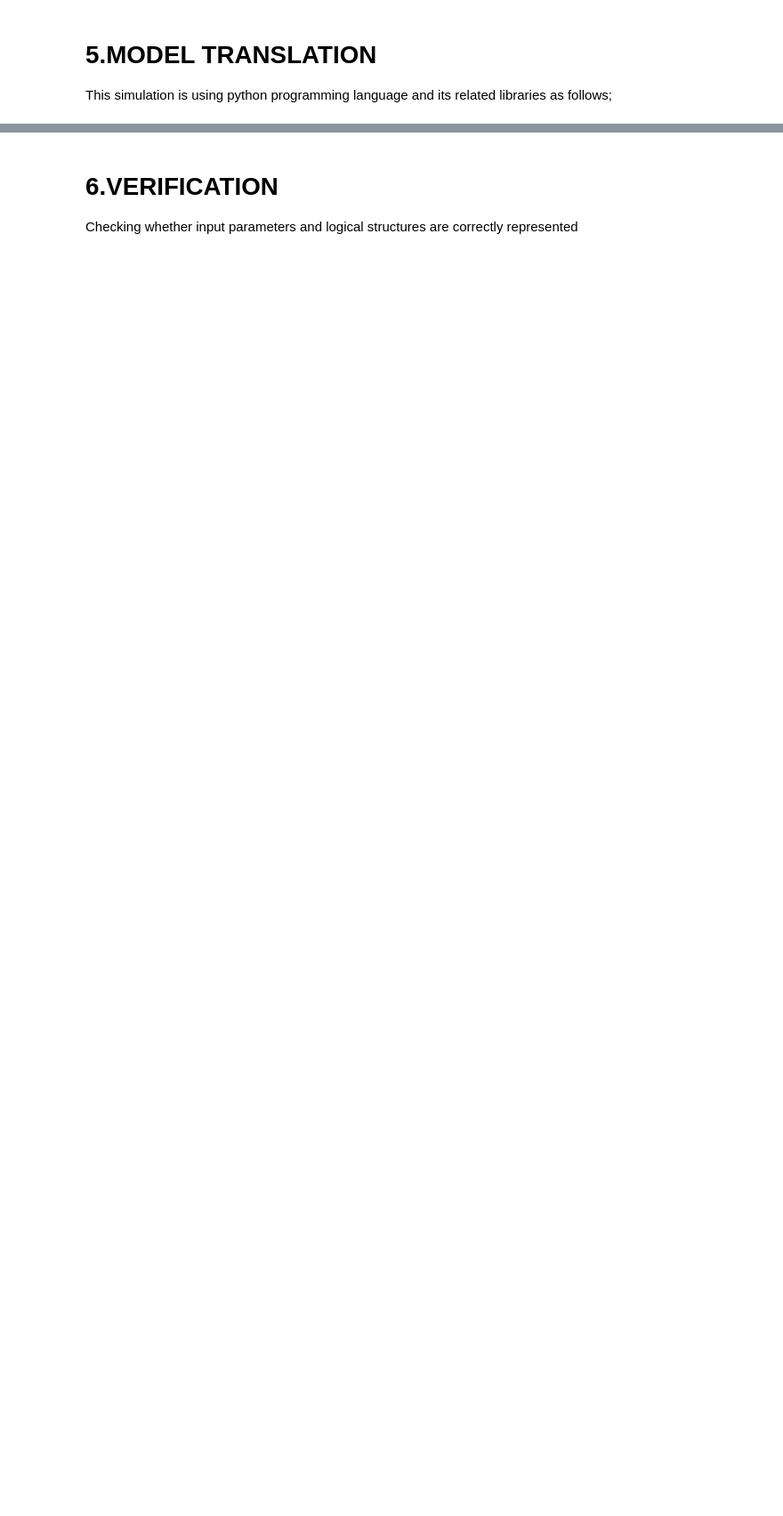
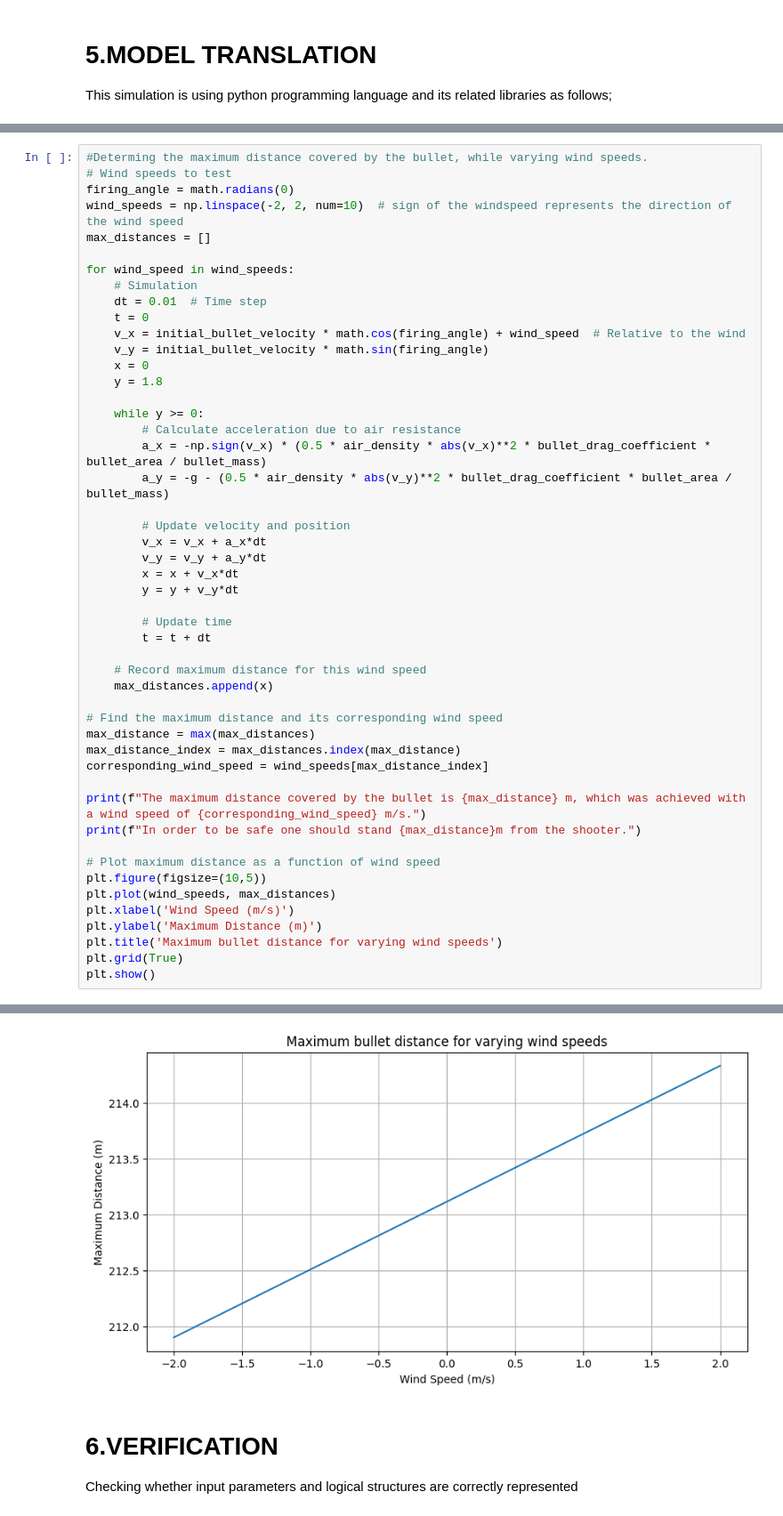
Before and after one commit to ceasarnjuguna/gun_firing_simulation, a Jupyter notebook: GunFiringSimulation.ipynb, the cells around one changed output, grey strips where cells are left out. Shown: that part at 89% size. Saved outputs shown, nothing was run; the diff lists cells and outputs as text; blank space fills up the shorter version.

```diff
--- a/GunFiringSimulation.ipynb
+++ b/GunFiringSimulation.ipynb
@@ -249,0 +378,50 @@ else:
+# %%
+#Determing the maximum distance covered by the bullet, while varying wind speeds.
+# Wind speeds to test
+firing_angle = math.radians(0)
+wind_speeds = np.linspace(-2, 2, num=10)  # sign of the windspeed represents the direction of the wind speed
+max_distances = []
+
+for wind_speed in wind_speeds:
+    # Simulation
+    dt = 0.01  # Time step
+    t = 0
+    v_x = initial_bullet_velocity * math.cos(firing_angle) + wind_speed  # Relative to the wind
+    v_y = initial_bullet_velocity * math.sin(firing_angle)
+    x = 0
+    y = 1.8
+
+    while y >= 0:
+        # Calculate acceleration due to air resistance
+        a_x = -np.sign(v_x) * (0.5 * air_density * abs(v_x)**2 * bullet_drag_coefficient * bullet_area / bullet_mass)
+        a_y = -g - (0.5 * air_density * abs(v_y)**2 * bullet_drag_coefficient * bullet_area / bullet_mass)
+
+        # Update velocity and position
+        v_x = v_x + a_x*dt
+        v_y = v_y + a_y*dt
+        x = x + v_x*dt
+        y = y + v_y*dt
+
+        # Update time
+        t = t + dt
+
+    # Record maximum distance for this wind speed
+    max_distances.append(x)
+
+# Find the maximum distance and its corresponding wind speed
+max_distance = max(max_distances)
+max_distance_index = max_distances.index(max_distance)
+corresponding_wind_speed = wind_speeds[max_distance_index]
+
+print(f"The maximum distance covered by the bullet is {max_distance} m, which was achieved with a wind speed of {corresponding_wind_speed} m/s.")
+print(f"In order to be safe one should stand {max_distance}m from the shooter.")
+
+# Plot maximum distance as a function of wind speed
+plt.figure(figsize=(10,5))
+plt.plot(wind_speeds, max_distances)
+plt.xlabel('Wind Speed (m/s)')
+plt.ylabel('Maximum Distance (m)')
+plt.title('Maximum bullet distance for varying wind speeds')
+plt.grid(True)
+plt.show()
+# %% [output]
@@ -250,3 +430,4 @@ else:
+[figure, added]
 # %% [markdown]
 # 6.VERIFICATION
 Checking whether input parameters and logical structures are correctly represented
```
Also changed, not shown: parts of 38 cells of this notebook.
